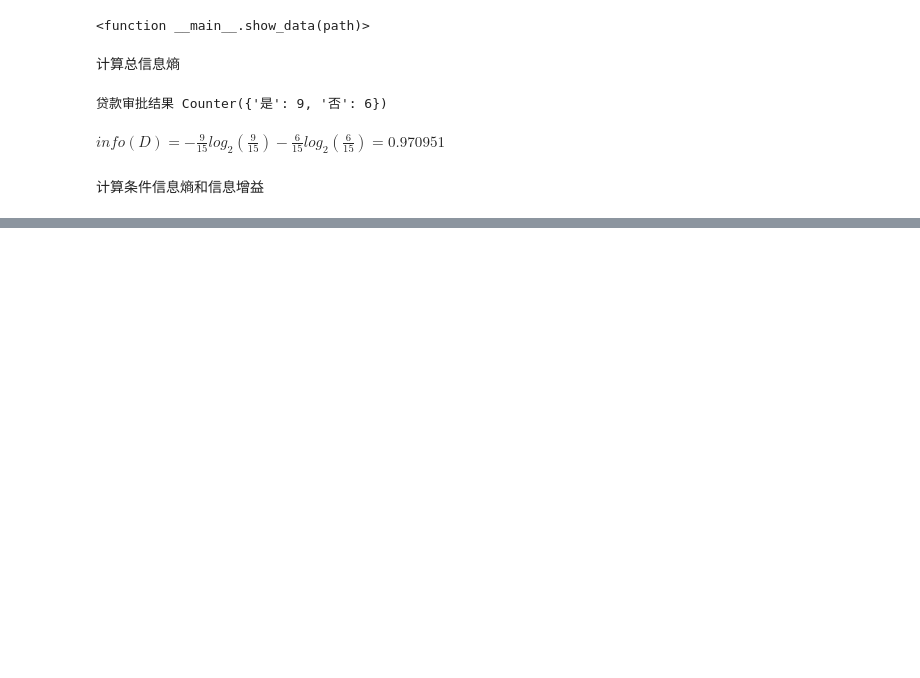
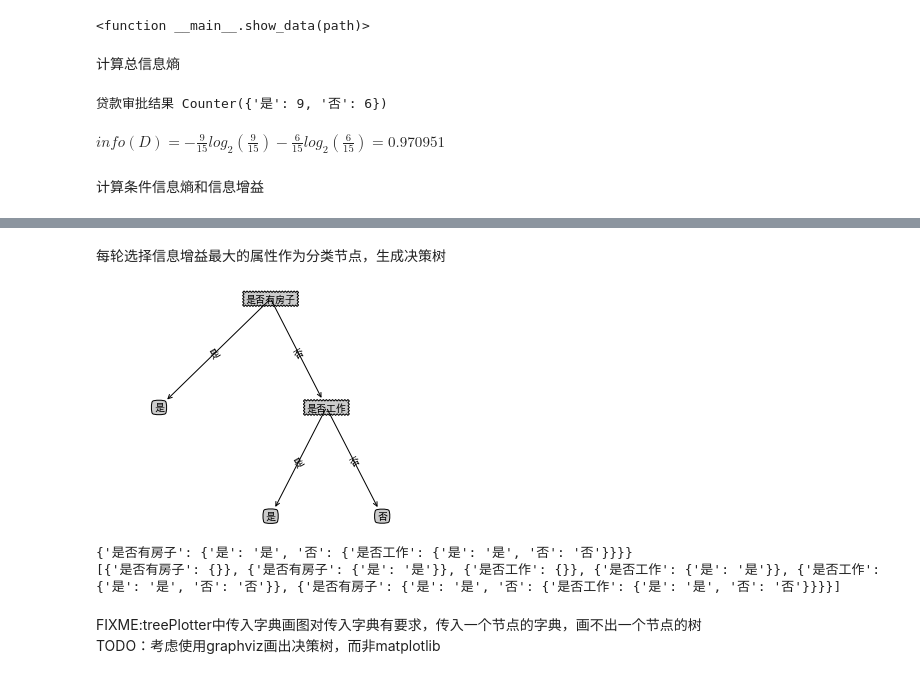
Before and after one commit to skybig233/mywebsite, a Jupyter notebook: tree/Decision_Tree_my.ipynb, the cells around one changed output, grey strips where cells are left out. Saved outputs shown, nothing was run; the diff lists cells and outputs as text; code cells hidden in the pictures; blank space fills up the shorter version.

```diff
--- a/tree/Decision_Tree_my.ipynb
+++ b/tree/Decision_Tree_my.ipynb
@@ -147,3 +165,61 @@ TypeError: cannot unpack non-iterable float object
+# %% [markdown]
+每轮选择信息增益最大的属性作为分类节点，生成决策树
 # %%
+myTree  = trees.createTree(new_dataset.data)
 plt.rcParams['font.sans-serif'] = ['SimHei']
 trees.createPlot(myTree)
+# %% [output]
+[figure, added]
+# %%
+#debug用全局变量
+show_tree=[]
+show_set=[]
+show_ent_info=[]
+def createTree(dataSet:pd.DataFrame):
+    """
+    在原有的trees.createTree进行改动，通过全局变量记录下每次递归决策树的变化
+    :param dataSet:
+    :return:
+    """
+    global show_tree,show_set,show_ent_info
+    # 每次执行前展示一下当前数据集
+    show_set+=[dataSet]
+
+    numpy_set=dataSet.to_numpy()
+    classList = numpy_set[:,-1]
+    if len(collections.Counter(classList))==1:
+        show_ent_info+=[(collections.Counter(classList),None)]
+        return classList[0]#stop splitting when all of the classes are equal，剩余标签是同一类
+    # if len(dataSet[0]) == 1: #stop splitting when there are no more features in dataSet，#只剩下一个数据
+    #     return majorityCnt(classList)
+    ent_info,bestFeat = trees.chooseBestFeatureToSplit(numpy_set)
+
+    # show_info用于展示每轮如何选择最好的特征
+    show_ent_info+=[ent_info]
+
+    bestFeatLabel = dataSet.columns[bestFeat]
+    myTree = {bestFeatLabel:{}}
+
+    show_tree+=[copy.deepcopy(myTree)]
+
+    #对于最好特征那一列的每个可取value
+    for value in set(numpy_set[:,bestFeat]):
+        #过滤
+        filt_set=numpy_set[numpy_set[:,bestFeat]==value,:]
+        #用过滤的np.ndarray重新构建df，特征和原来相同，再把最好特征那一列删去
+        new_set=pd.DataFrame(data=filt_set,columns=dataSet.columns)
+        new_set=new_set.drop(bestFeatLabel,axis=1)
+        myTree[bestFeatLabel][value] = createTree(new_set)
+
+        show_tree+=[copy.deepcopy(myTree)]
+
+    return myTree
+
+print(createTree(new_dataset.data))
+print(show_tree)
+# %% [output]
+{'是否有房子': {'是': '是', '否': {'是否工作': {'是': '是', '否': '否'}}}}
+[{'是否有房子': {}}, {'是否有房子': {'是': '是'}}, {'是否工作': {}}, {'是否工作': {'是': '是'}}, {'是否工作': {'是': '是', '否': '否'}}, {'是否有房子': {'是': '是', '否': {'是否工作': {'是': '是', '否': '否'}}}}]
+# %% [markdown]
+FIXME:treePlotter中传入字典画图对传入字典有要求，传入一个节点的字典，画不出一个节点的树 \
+TODO：考虑使用graphviz画出决策树，而非matplotlib
```
Also changed, not shown: parts of 8 cells of this notebook, 2 other files.
